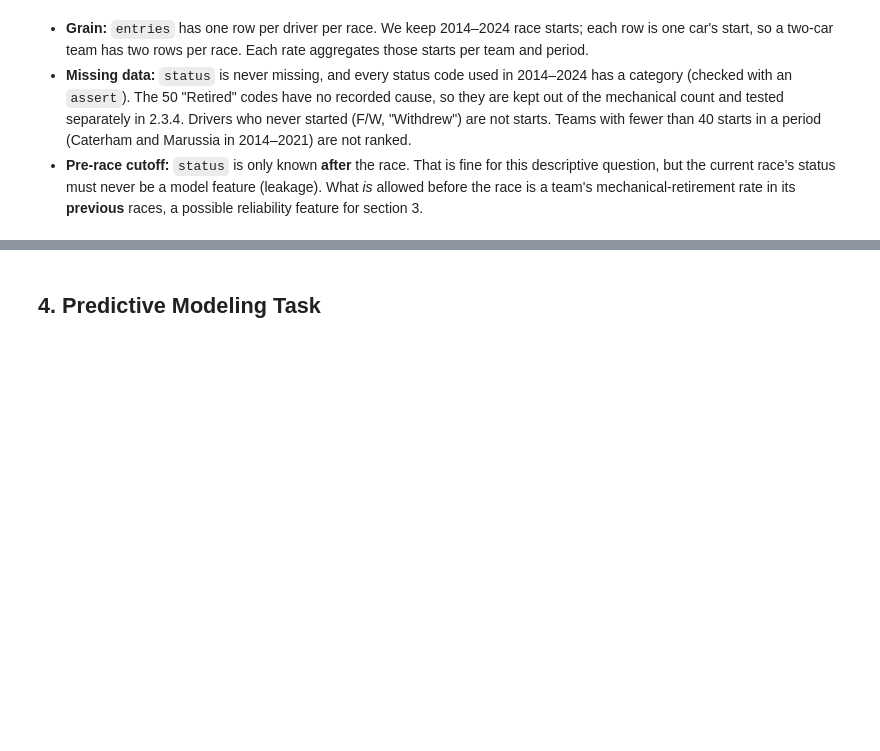
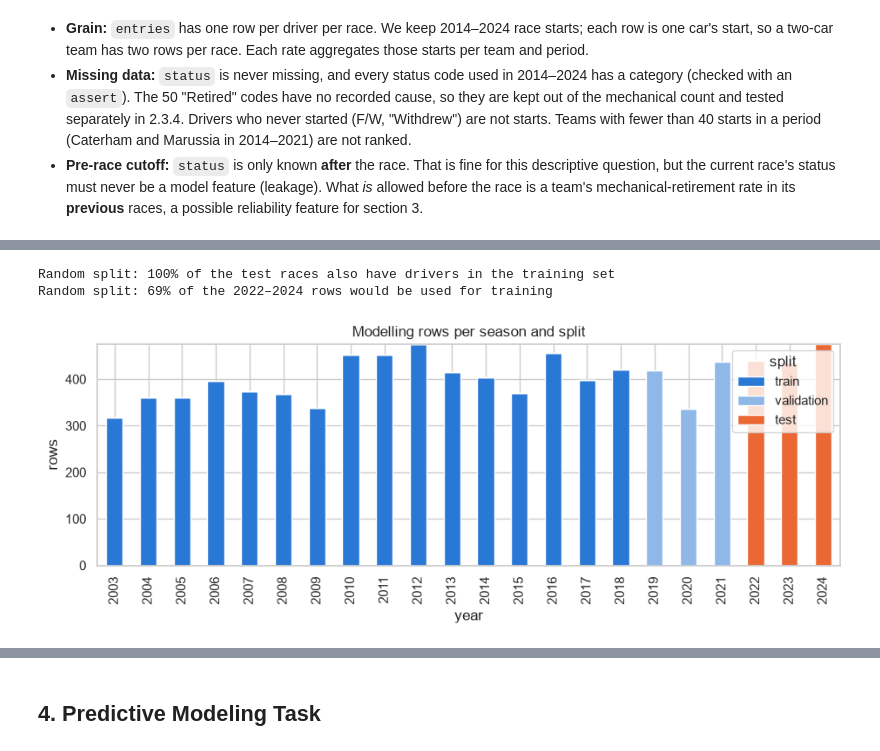
Before and after one commit to Seif2005/ACL2-Project, a Jupyter notebook: Main.ipynb, the cells around one changed output, grey strips where cells are left out. Saved outputs shown, nothing was run; the diff lists cells and outputs as text; code cells hidden in the pictures; blank space fills up the shorter version.

```diff
--- a/Main.ipynb
+++ b/Main.ipynb
@@ -2008,0 +2207,16 @@ or below 5.2%, so the most reliable cars belong to the strongest teams.
+# %%
+SPLITS = {"train": (2003, 2018), "validation": (2019, 2021), "test": (2022, 2024)}
+
+
+def split_of(year):
+    return next(name for name, (first, last) in SPLITS.items() if first <= year <= last)
+
+
+model_rows["split"] = model_rows["year"].map(split_of)
+
+split_summary = model_rows.groupby("split", sort=False).agg(
+    seasons=("year", lambda y: f"{y.min()}–{y.max()}"), races=("raceId", "nunique"), rows=("podium", "size"),
+    podiums=("podium", "sum"), podium_rate=("podium", "mean"))
+split_summary["% of rows"] = (100 * split_summary["rows"] / len(model_rows)).round(1)
+assert model_rows.groupby("raceId")["split"].nunique().max() == 1   # no race is in two sets
+split_summary.round(3)
@@ -2008,0 +2229,20 @@ or below 5.2%, so the most reliable cars belong to the strongest teams.
+# %%
+# What a random 70/15/15 row split would have done instead
+rng = np.random.default_rng(0)
+random_split = pd.Series(rng.choice(["train", "validation", "test"], size=len(model_rows), p=[0.7, 0.15, 0.15]))
+races_in_test = model_rows.loc[random_split.eq("test").values, "raceId"].unique()
+shared = model_rows[model_rows["raceId"].isin(races_in_test)].groupby("raceId").apply(
+    lambda race: random_split[race.index].eq("train").any())
+print(f"Random split: {shared.mean():.0%} of the test races also have drivers in the training set")
+print(f"Random split: {random_split[model_rows['year'].ge(2022).values].eq('train').mean():.0%} "
+      f"of the 2022–2024 rows would be used for training")
+
+ax = model_rows.groupby(["year", "split"]).size().unstack()[list(SPLITS)].plot.bar(
+    stacked=True, figsize=(11, 3.3), color=["#2a78d6", "#8fb8e8", "#eb6834"], rot=90)
+ax.set_title("Modelling rows per season and split")
+ax.set_ylabel("rows")
+plt.show()
+# %% [output]
+Random split: 100% of the test races also have drivers in the training set
+Random split: 69% of the 2022–2024 rows would be used for training
+[figure, added]
```
Also changed, not shown: parts of 90 cells of this notebook.
